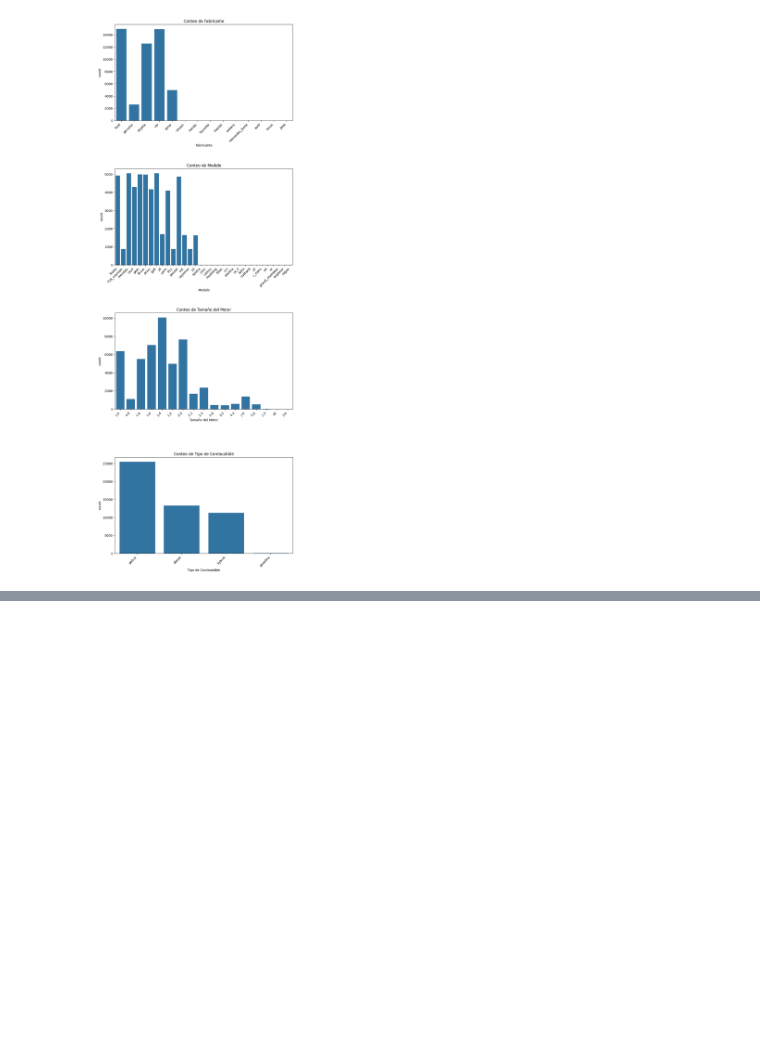
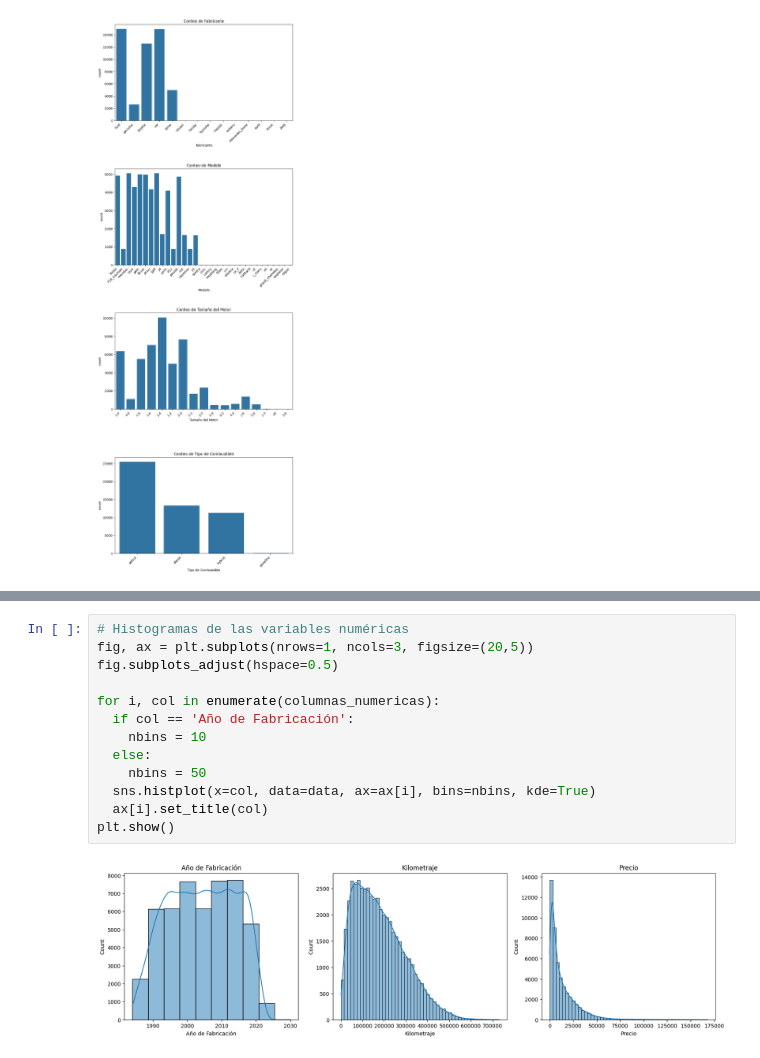
Before and after one commit to JuanSeRestrepoNieto/AnalisisDeDatos, a Jupyter notebook: notebooks/PracticaSemana3/car_sales.ipynb, the cells around one changed output, grey strips where cells are left out. Saved outputs shown, nothing was run; the diff lists cells and outputs as text; blank space fills up the shorter version.

```diff
--- a/notebooks/PracticaSemana3/car_sales.ipynb
+++ b/notebooks/PracticaSemana3/car_sales.ipynb
@@ -212,0 +235,15 @@ plt.show()
+# %%
+# Histogramas de las variables numéricas
+fig, ax = plt.subplots(nrows=1, ncols=3, figsize=(20,5))
+fig.subplots_adjust(hspace=0.5)
+
+for i, col in enumerate(columnas_numericas):
+  if col == 'Año de Fabricación':
+    nbins = 10
+  else:
+    nbins = 50
+  sns.histplot(x=col, data=data, ax=ax[i], bins=nbins, kde=True)
+  ax[i].set_title(col)
+plt.show()
+# %% [output]
+[figure, added]
```
Also changed, not shown: parts of 14 cells of this notebook.
